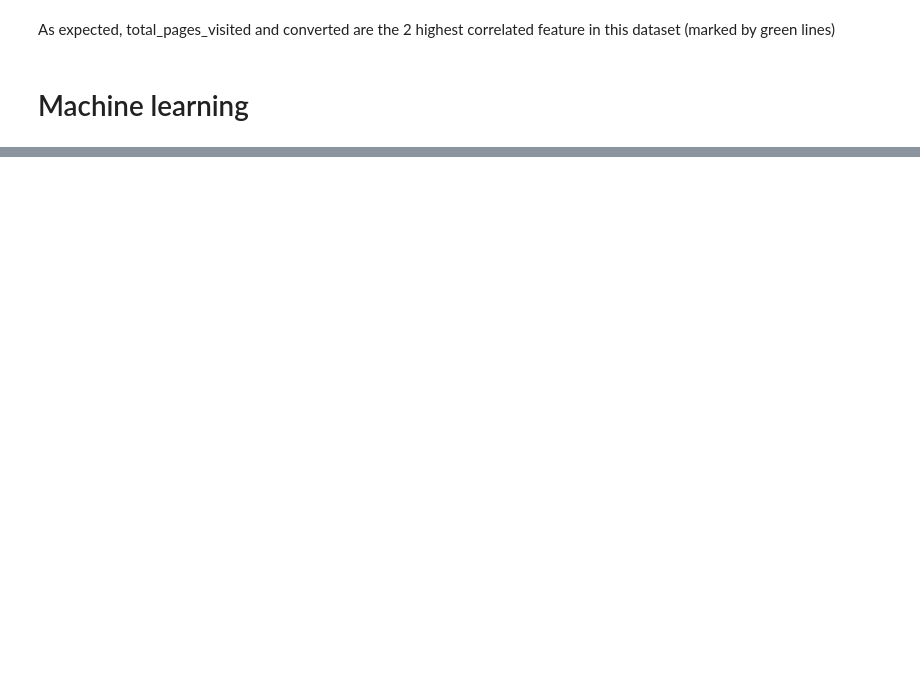
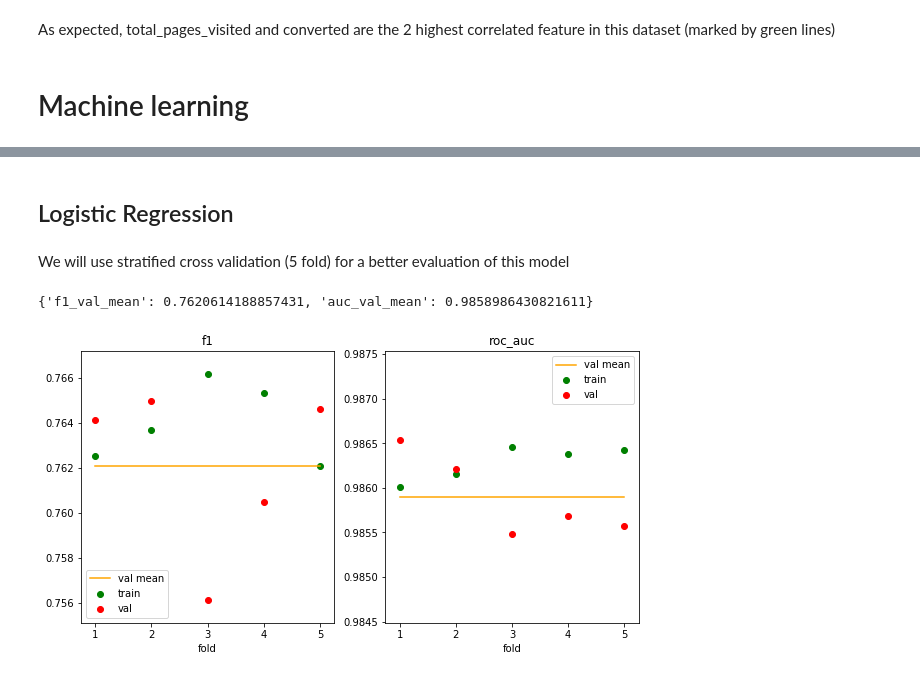
Before and after one commit to anhquan0412/pandas_practice, a Jupyter notebook: conversion_rate.ipynb, the cells around one changed output, grey strips where cells are left out. Cells and saved outputs as stored; diff of their text form; code cells hidden in the pictures; blank space fills up the shorter version.

Commit message:
add pipeline, add logistic regression + evaluation + suggestion

```diff
--- a/conversion_rate.ipynb
+++ b/conversion_rate.ipynb
@@ -255,0 +362,4 @@ Since this is an imbalanced classification problem, using accuracy metric might
+# %%
+# testing transform function
+tfms = LRPreparer()
+tfms.fit(X)
@@ -255,0 +378,4 @@ Since this is an imbalanced classification problem, using accuracy metric might
+# %% [markdown]
+## Logistic Regression
+# %% [markdown]
+We will use stratified cross validation (5 fold) for a better evaluation of this model
@@ -255,0 +387,41 @@ Since this is an imbalanced classification problem, using accuracy metric might
+# %%
+k=5
+cv = StratifiedShuffleSplit(n_splits=k, test_size=0.3, random_state=seed)
+lr = LogisticRegression(penalty='l2',C=1,class_weight=None)
+ppr = LRPreparer()
+clf = make_pipeline(ppr,lr)
+scoring=['roc_auc','f1']
+# %%
+scores = cross_validate(clf,X,y,scoring=scoring,cv=cv,return_train_score=True,
+                       n_jobs=-1)
+# %%
+def intepret_score(scores):
+
+    def plot_score(ax,idx,train,val,score_name):
+        ax.scatter(idx+1,train,marker='o',color='g',label='train')
+        ax.scatter(idx+1,val,marker='o',color='r',label='val')
+        ax.plot(idx+1,[np.mean(val)]*len(idx),linestyle='-',color='orange',label='val mean')
+        ax.set_xlabel('fold')
+        ax.set_title(score_name)
+        ax.legend()
+        ax.set_ylim([min(min(train),min(val))-0.001,max(max(train),max(val))+0.001])
+    fig,ax = plt.subplots(1,2,figsize=(10,5),sharex=True)
+    bar_width = 0.35
+    opacity = 0.8
+
+    idx = np.arange(k)
+    train_f1 = scores['train_f1']
+    val_f1 = scores['test_f1']
+    plot_score(ax[0],idx,train_f1,val_f1,'f1')
+
+    train_auc = scores['train_roc_auc']
+    val_auc = scores['test_roc_auc']
+    plot_score(ax[1],idx,train_auc,val_auc,'roc_auc')
+
+    return {'f1_val_mean': np.mean(val_f1),'auc_val_mean':np.mean(val_auc)}
+# %%
+# no class weight
+intepret_score(scores)
+# %% [output]
+{'f1_val_mean': 0.7620614188857431, 'auc_val_mean': 0.9858986430821611}
+[figure, added]
```
Also changed, not shown: parts of 58 cells of this notebook.
